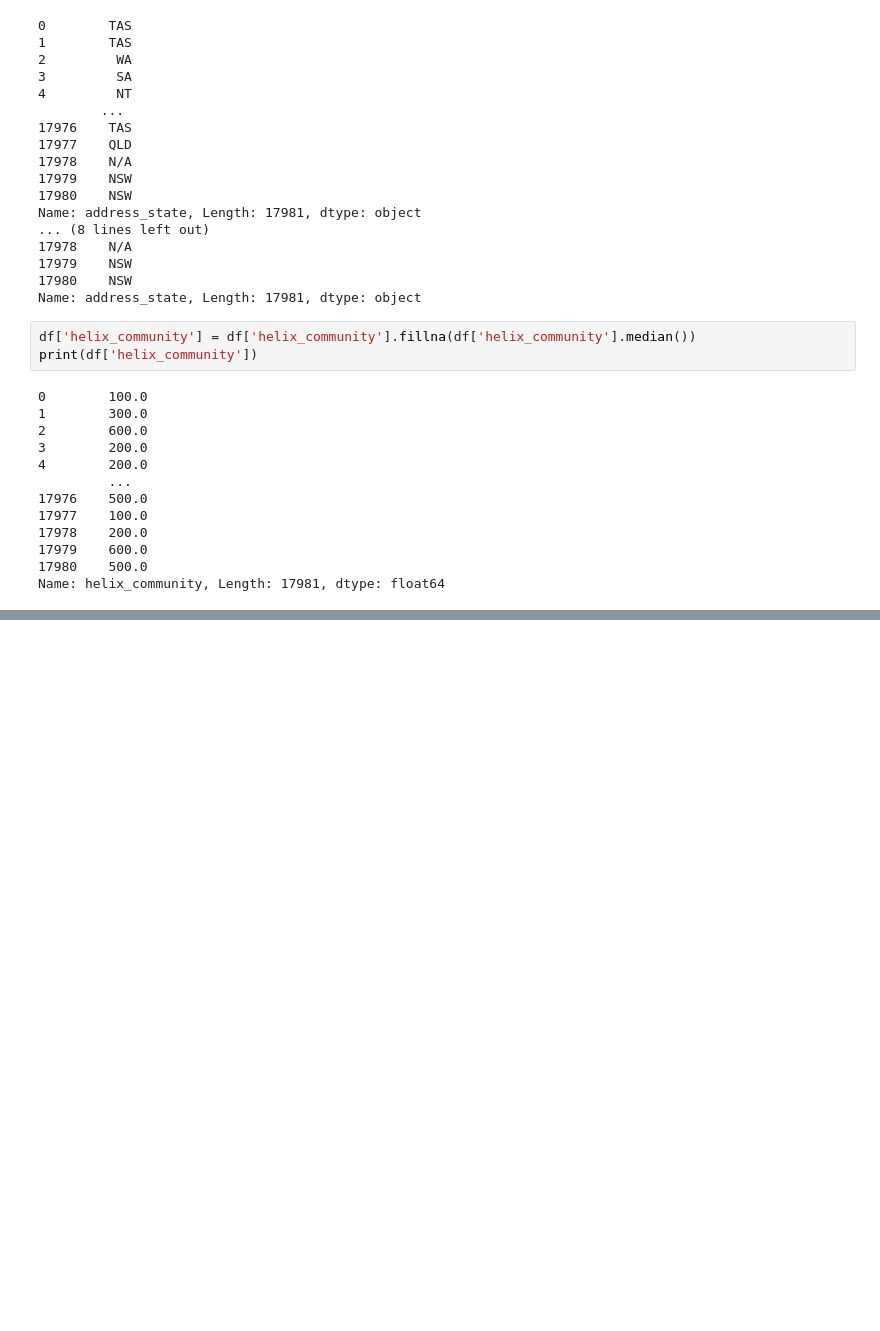
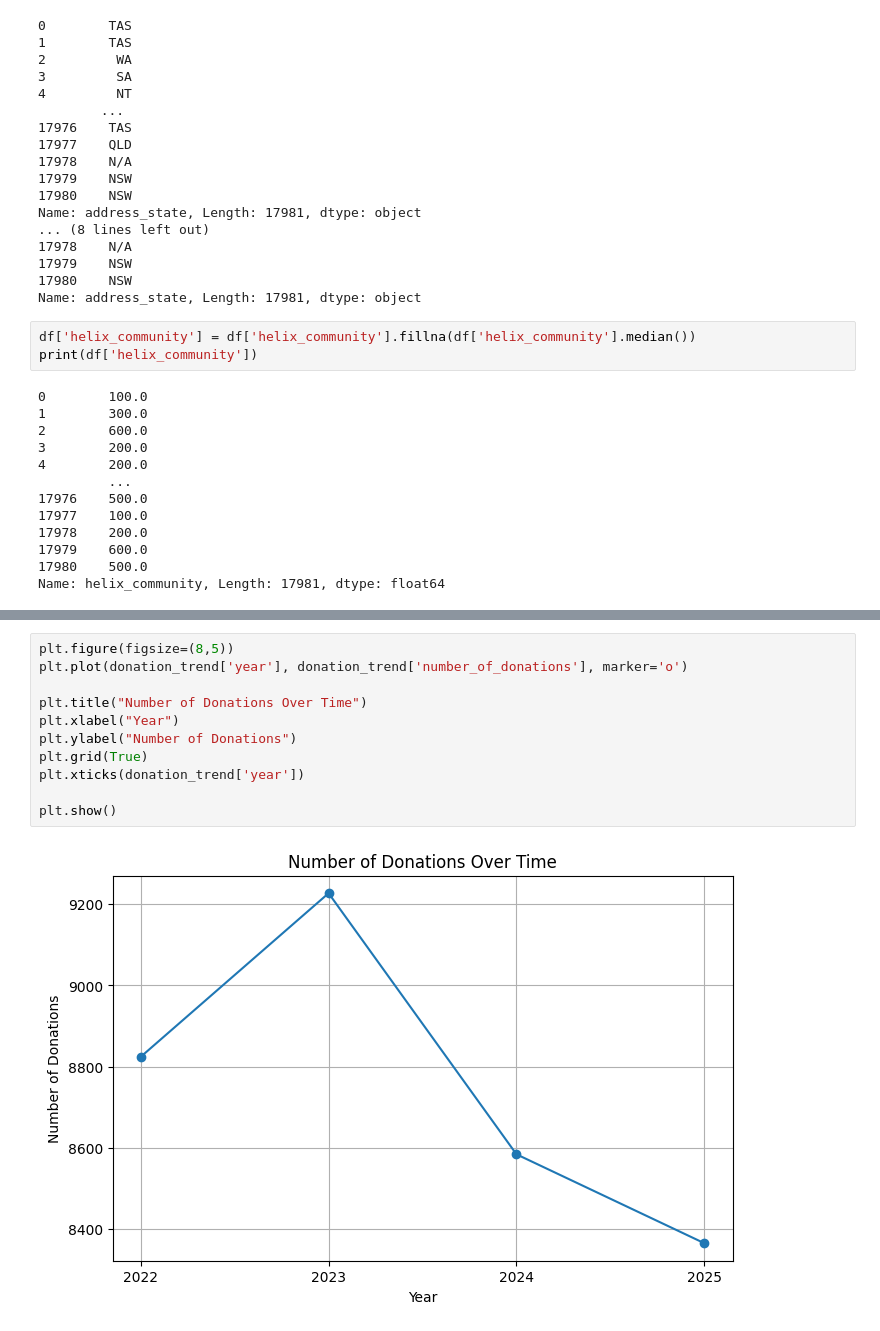
Before and after one commit to RemiRemRemRem/INF10027-Group-Project, a Jupyter notebook: assignment2.ipynb, the cells around one changed output, grey strips where cells are left out. Saved outputs shown, nothing was run; the diff lists cells and outputs as text; blank space fills up the shorter version.

```diff
--- a/assignment2.ipynb
+++ b/assignment2.ipynb
@@ -229,0 +262,13 @@ Name: helix_community, Length: 17981, dtype: float64
+# %%
+plt.figure(figsize=(8,5))
+plt.plot(donation_trend['year'], donation_trend['number_of_donations'], marker='o')
+
+plt.title("Number of Donations Over Time")
+plt.xlabel("Year")
+plt.ylabel("Number of Donations")
+plt.grid(True)
+plt.xticks(donation_trend['year'])
+
+plt.show()
+# %% [output]
+[figure, added]
```
Also changed, not shown: parts of 14 cells of this notebook.
